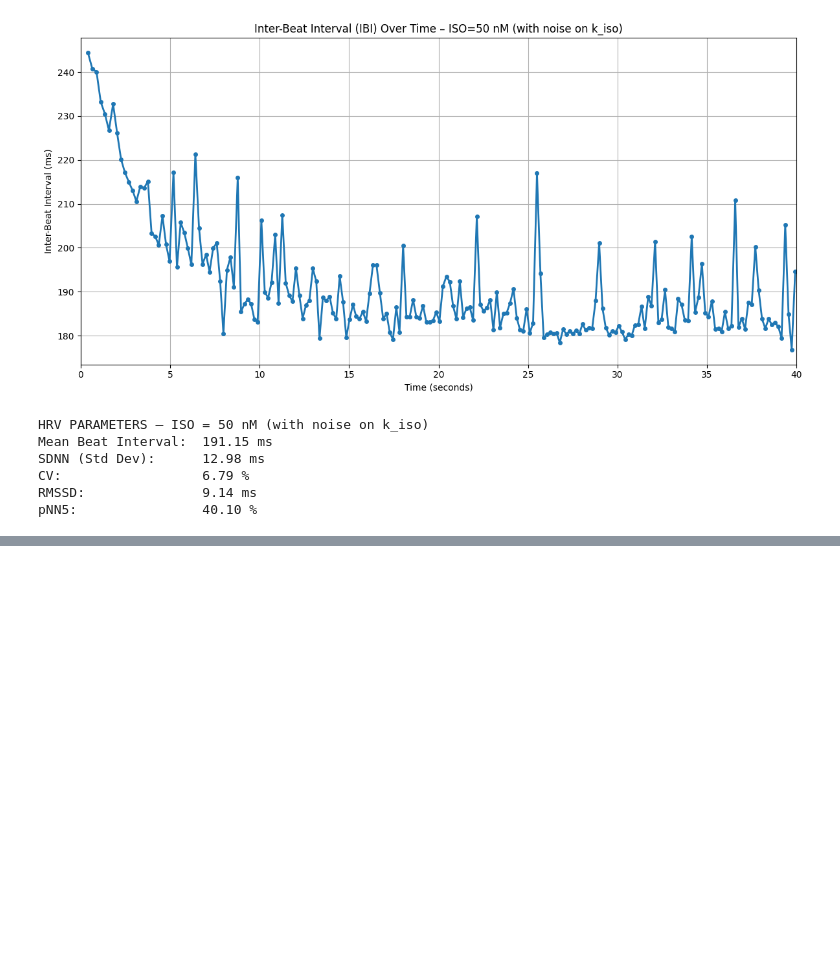
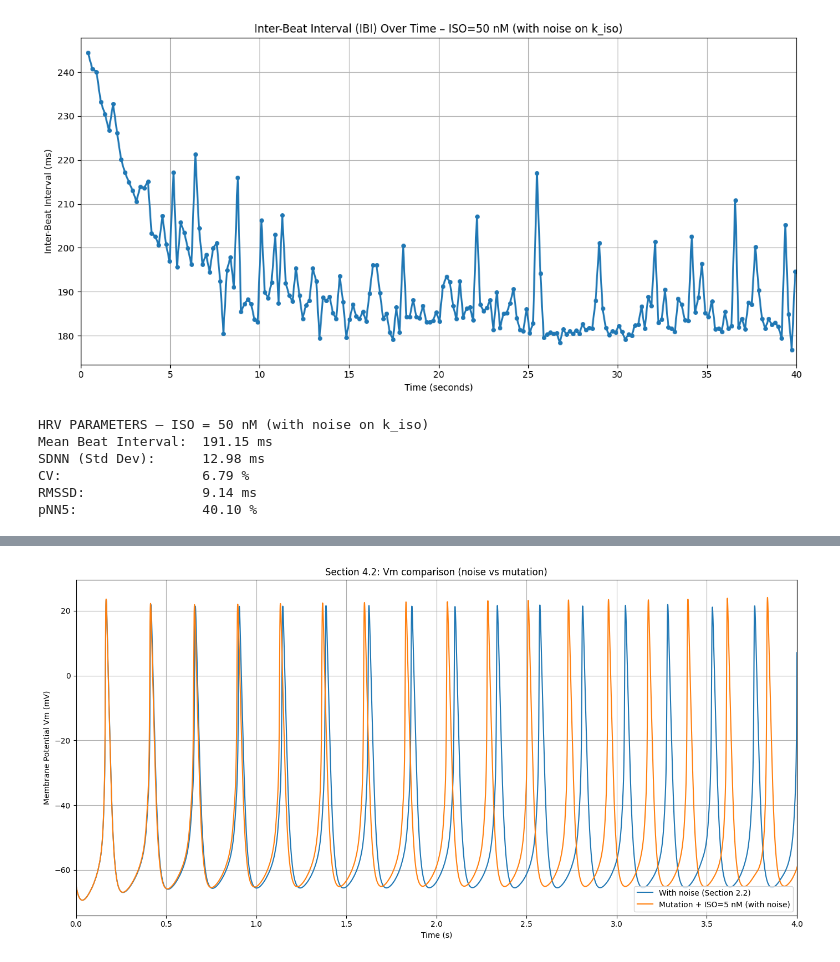
Before and after one commit to Mei-Sab/Project-part-3--BioElectrical-Phenomenas-, a Jupyter notebook: main.ipynb, the cells around one changed output, grey strips where cells are left out. Drawn from its saved outputs; the diff is of its cells as text; code cells hidden in the pictures; blank space fills up the shorter version.

```diff
--- a/main.ipynb
+++ b/main.ipynb
@@ -534,0 +616,38 @@ pNN5:                40.10 %
+# %%
+# --- Question 4.2 ---
+# Vm comparison: with noise (Section 2.2) vs mutation (ISO=5, k_om=0.045, n_Ca=1.7)
+# (1) Reference: model WITH noise (as in Section 2.2)
+con.ISO = 0.0
+con.sigma_k_iso = 0.0
+con.k_om = 0.06             # WT
+con.n_Ca = 2.0              # WT
+np.random.seed(42)
+
+sol_noise_ref = solve_ivp(diff_eq, t_span, Y0, method="BDF")
+time_noise_ref = sol_noise_ref.t
+Vm_noise_ref = sol_noise_ref.y[0]
+
+# (2) Mutation: WITH noise + ISO = 5 nM
+con.ISO = 5.0
+con.k_om = 0.045            # mutation
+con.n_Ca = 1.7              # mutation
+np.random.seed(42)
+
+sol_mut = solve_ivp(diff_eq, t_span, Y0, method="BDF")
+time_mut = sol_mut.t
+Vm_mut = sol_mut.y[0]
+
+# (3) Plot both on same axes
+plt.figure(figsize=(14, 7))
+plt.plot(time_noise_ref / 1000, Vm_noise_ref, label="With noise (Section 2.2)", linewidth=1.5)
+plt.plot(time_mut / 1000, Vm_mut, label="Mutation + ISO=5 nM (with noise)", linewidth=1.5)
+plt.xlim(0, 4)
+plt.xlabel("Time (s)")
+plt.ylabel("Membrane Potential Vm (mV)")
+plt.title("Section 4.2: Vm comparison (noise vs mutation)")
+plt.grid(True)
+plt.legend()
+plt.tight_layout()
+plt.show()
+# %% [output]
+[figure, added]
```
Also changed, not shown: parts of 9 cells of this notebook, 2 other files.
